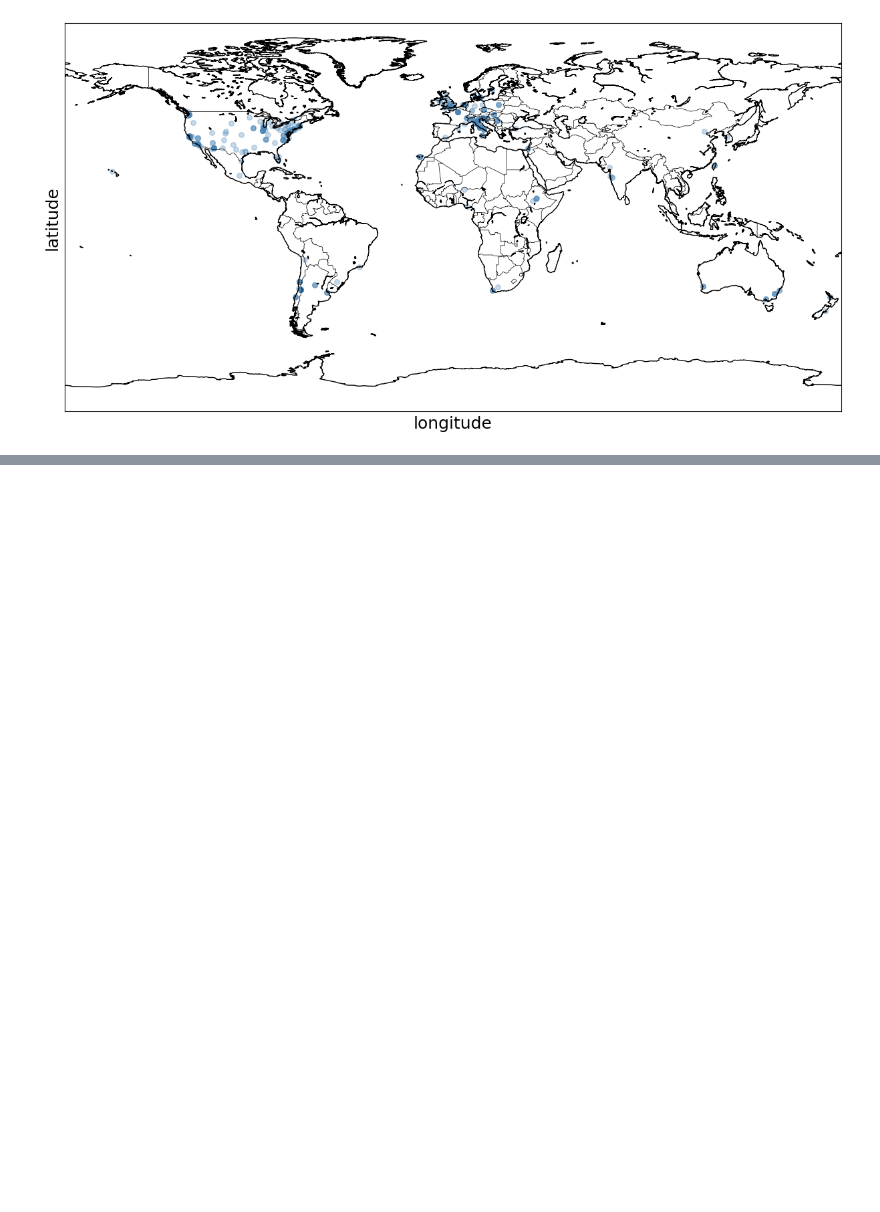
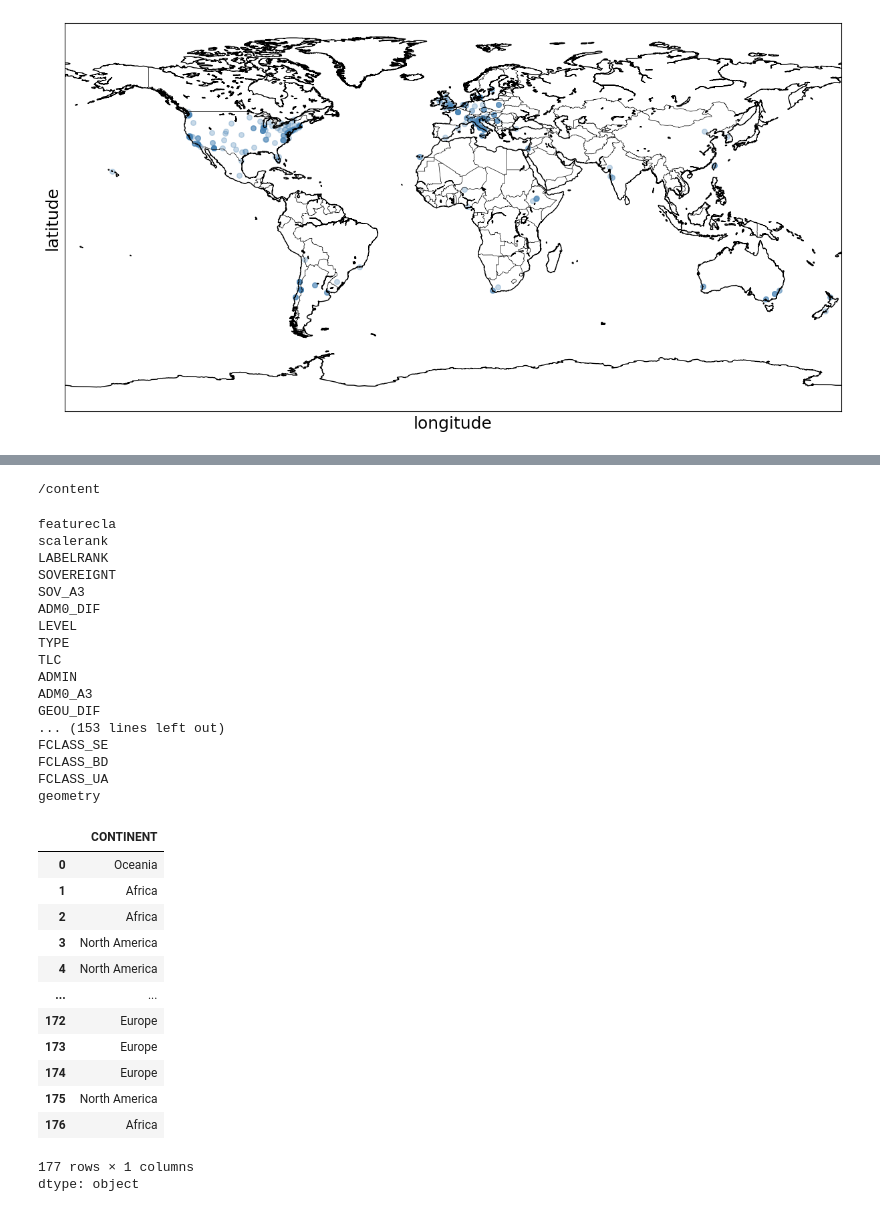
Before and after one commit to LSST-TVSSC/LSST-TVSSC.github.io, a Jupyter notebook: TVSaffiliations/mapTVS.ipynb, the cells around one changed output, grey strips where cells are left out. Cells and saved outputs as stored; diff of their text form; code cells hidden in the pictures; blank space fills up the shorter version.

```diff
--- a/TVSaffiliations/mapTVS.ipynb
+++ b/TVSaffiliations/mapTVS.ipynb
@@ -552,0 +585,42 @@ pl.savefig("LSST_TVS_EU.png");
+# %%
+cd /content/
+# %% [output]
+/content
+# %%
+admins_world = gpd.read_file("ne_110m_admin_0_countries_lakes.shp")
+# %%
+for c in admins_world.columns:
+  print (c)
+admins_world["CONTINENT"]
+# %% [output]
+featurecla
+scalerank
+LABELRANK
+SOVEREIGNT
+SOV_A3
+ADM0_DIF
+LEVEL
+TYPE
+TLC
+ADMIN
+ADM0_A3
+GEOU_DIF
+... (153 lines left out)
+FCLASS_SE
+FCLASS_BD
+FCLASS_UA
+geometry
+|  | CONTINENT |
+| 0 | Oceania |
+| 1 | Africa |
+| 2 | Africa |
+| 3 | North America |
+| 4 | North America |
+| ... | ... |
+| 172 | Europe |
+| 173 | Europe |
+| 174 | Europe |
+| 175 | North America |
+| 176 | Africa |
+177 rows × 1 columns
+dtype: object
```
Also changed, not shown: parts of 21 cells of this notebook.
